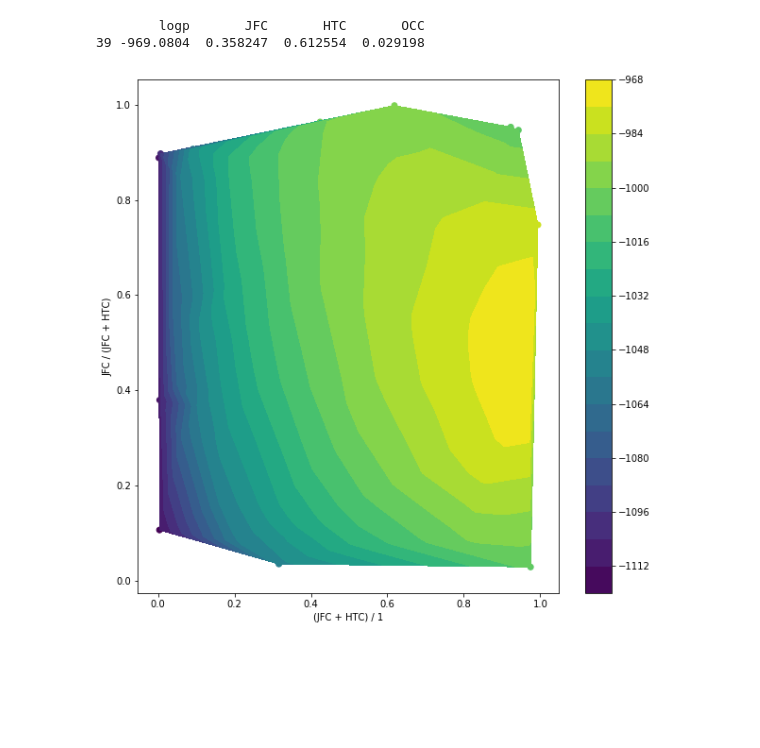
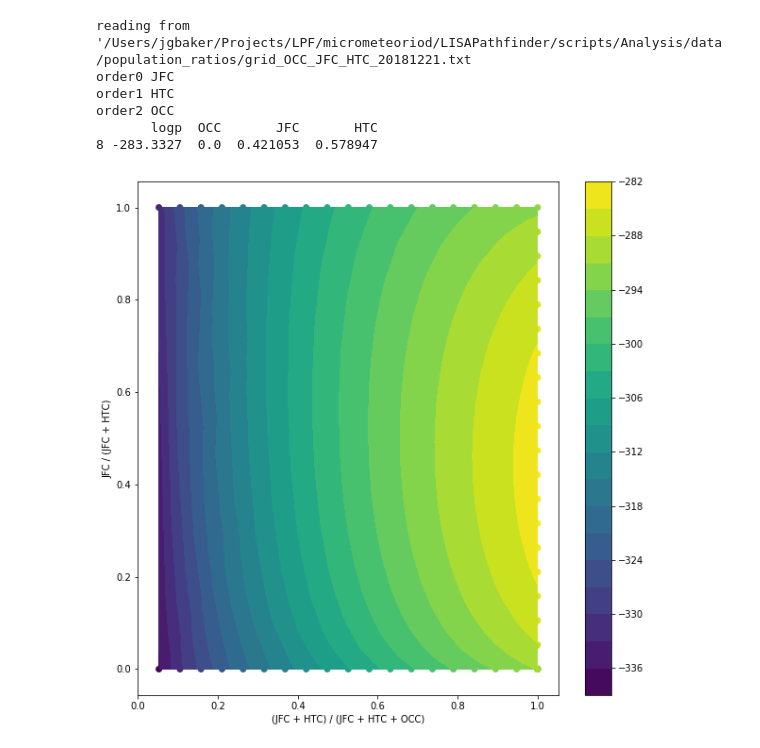
Before and after one commit to tlittenberg/LISAPathfinder, a Jupyter notebook: scripts/Analysis/scripts/Grid_prob.ipynb, the cells around one changed output. Saved outputs shown, nothing was run; the diff lists cells and outputs as text; code cells hidden in the pictures; blank space fills up the shorter version.

Commit message:
Draft version of population inference fig.

```diff
--- a/scripts/Analysis/scripts/Grid_prob.ipynb
+++ b/scripts/Analysis/scripts/Grid_prob.ipynb
@@ -119,14 +107,17 @@ def get_index(pop_type):
 def plotGrid(df, order = ['JFC', 'HTC', 'OCC']):
 
     fig, ax = plt.subplots(figsize = (10,10))
-    x = df[order[0]].values #theta_p_list[:, get_index(order[0])] # JFC
-    y = df[order[1]].values #theta_p_list[:, get_index(order[1])] # HTC
-    z = df[order[2]].values
+    print("order0",order[0])
+    x = df[order[0]].values.astype(np.float) #theta_p_list[:, get_index(order[0])] # JFC
+    print("order1",order[1])
+    y = df[order[1]].values.astype(np.float) #theta_p_list[:, get_index(order[1])] # HTC
+    print("order2",order[2])
+    z = df[order[2]].values.astype(np.float)
     logp = df['logp'].values
     #z = theta_p_list[:, get_index(order[2])]
     cax = ax.scatter(x + y, np.divide(x, x + y), c = logp)
 
-    ax.set_xlabel('%s + %s / 1'%(order[0], order[1]))
+    ax.set_xlabel('%s + %s / '%(order[0], order[1]))
     ax.set_ylabel('%s / (%s + %s)'%(order[0], order[0], order[1]))
 
     fig.colorbar(cax)
@@ -156,11 +147,23 @@ def imshowGrid(df, order):
     from scipy import interpolate
 
     fig, ax = plt.subplots(figsize = (10,10))
+    print("order0",order[0])
     x = df[order[0]].values #theta_p_list[:, get_index(order[0])] # JFC
-    y = df[order[1]].values #theta_p_list[:, get_index(order[1])] # HTC
-    z = df[order[2]].values
+    #print(x)
+    #print('len=',len(x))
+    #for i in range(len(x)-1):
+    #    print(i,x[i:i+1],end='')
+    #    print(x[i:i+1].astype(np.float))
+    x=pd.to_numeric(x)
+    #print(x)
+    #print(x.astype(np.float,errors=""))
+    print("order1",order[1])
+    y = df[order[1]].values.astype(np.float) #theta_p_list[:, get_index(order[1])] # HTC
+    print("order2",order[2])
+    z = df[order[2]].values.astype(np.float)
     logp = df['logp'].values
-
+    #print(x)
+    #print(y)
     X = x + y
     Y = np.divide(x, x + y)
 
@@ -173,7 +176,7 @@ def imshowGrid(df, order):
     ax.scatter(X, Y, c = logp)
     cax = ax.tricontourf(X, Y, logp, 20)
 
-    ax.set_xlabel('(%s + %s) / 1'%(order[0], order[1]))
+    ax.set_xlabel('(%s + %s) / (%s + %s + %s)'%(order[0], order[1], order[0], order[1], order[2]))
     ax.set_ylabel('%s / (%s + %s)'%(order[0], order[0], order[1]))
 
     fig.colorbar(cax)
@@ -182,19 +185,23 @@ def imshowGrid(df, order):
 # %%
 
 # JFC HTC OCC
 """
 df = get_logp_grid(filename = 'only_impacts.txt')#'grid_normed_0802.txt')
 order = ['JFC', 'HTC', 'OCC']
 imshowGrid(df, order = order)
 print('Maximum :', df[df['logp'] == max(df['logp'])])
 plot3d(df, order = order)
 """
 order = ['JFC', 'HTC', 'OCC']
-df = get_logp_grid(filename = 'grid_normed_0802.txt')
+df = get_logp_grid(filename = 'grid_OCC_JFC_HTC_20181221.txt')
 imshowGrid(df, order = order)
 plot3d(df, order = order)
 print(df[df['logp'] == max(df['logp'])])
 # %% [output]
-        logp       JFC       HTC       OCC
-39 -969.0804  0.358247  0.612554  0.029198
+reading from '/Users/jgbaker/Projects/LPF/micrometeoriod/LISAPathfinder/scripts/Analysis/data/population_ratios/grid_OCC_JFC_HTC_20181221.txt
+order0 JFC
+order1 HTC
+order2 OCC
+       logp  OCC       JFC       HTC
+8 -283.3327  0.0  0.421053  0.578947
-[figure, old version]
+[figure, new version]
```
Also changed, not shown: parts of 3 cells of this notebook, 4 other files.
